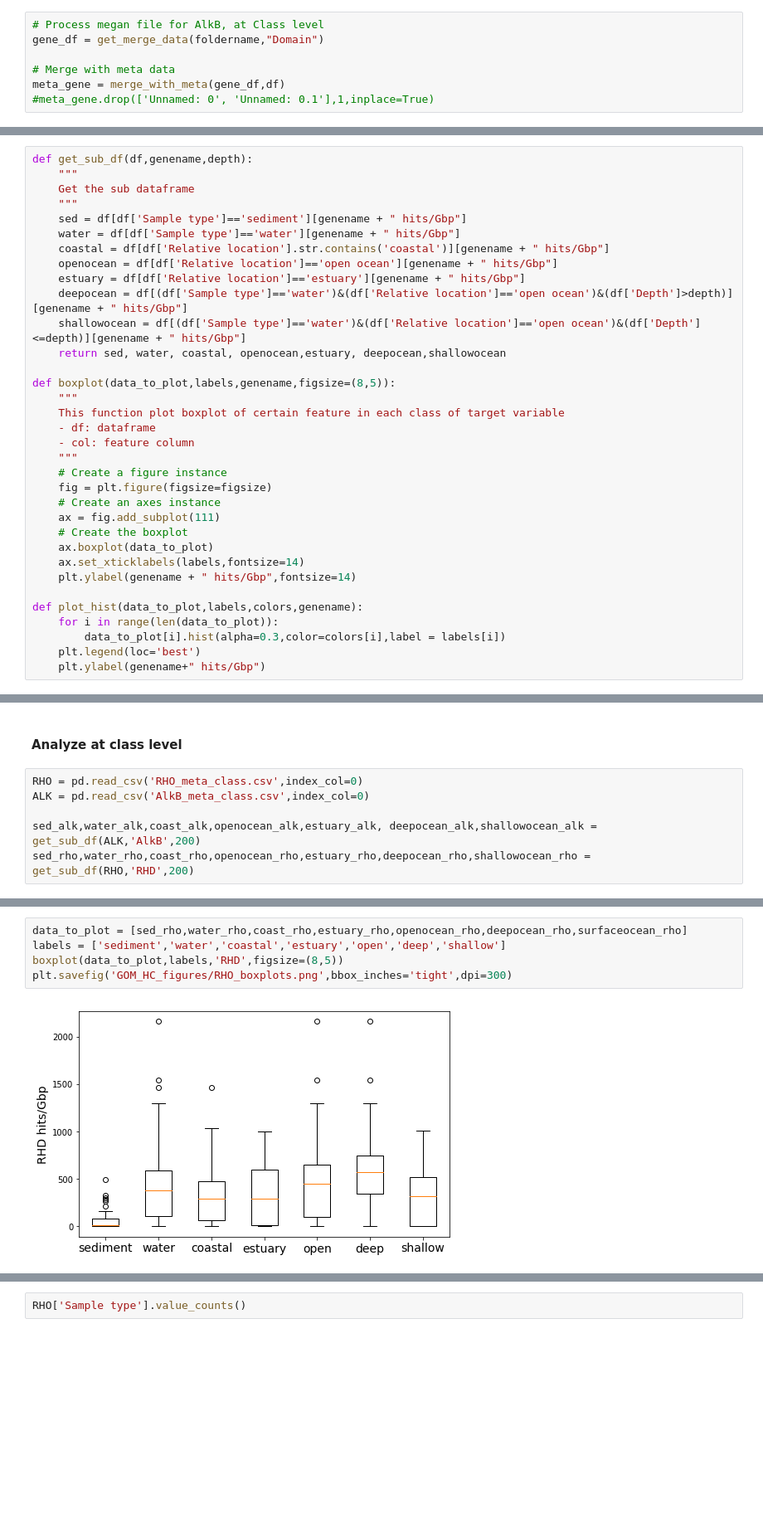
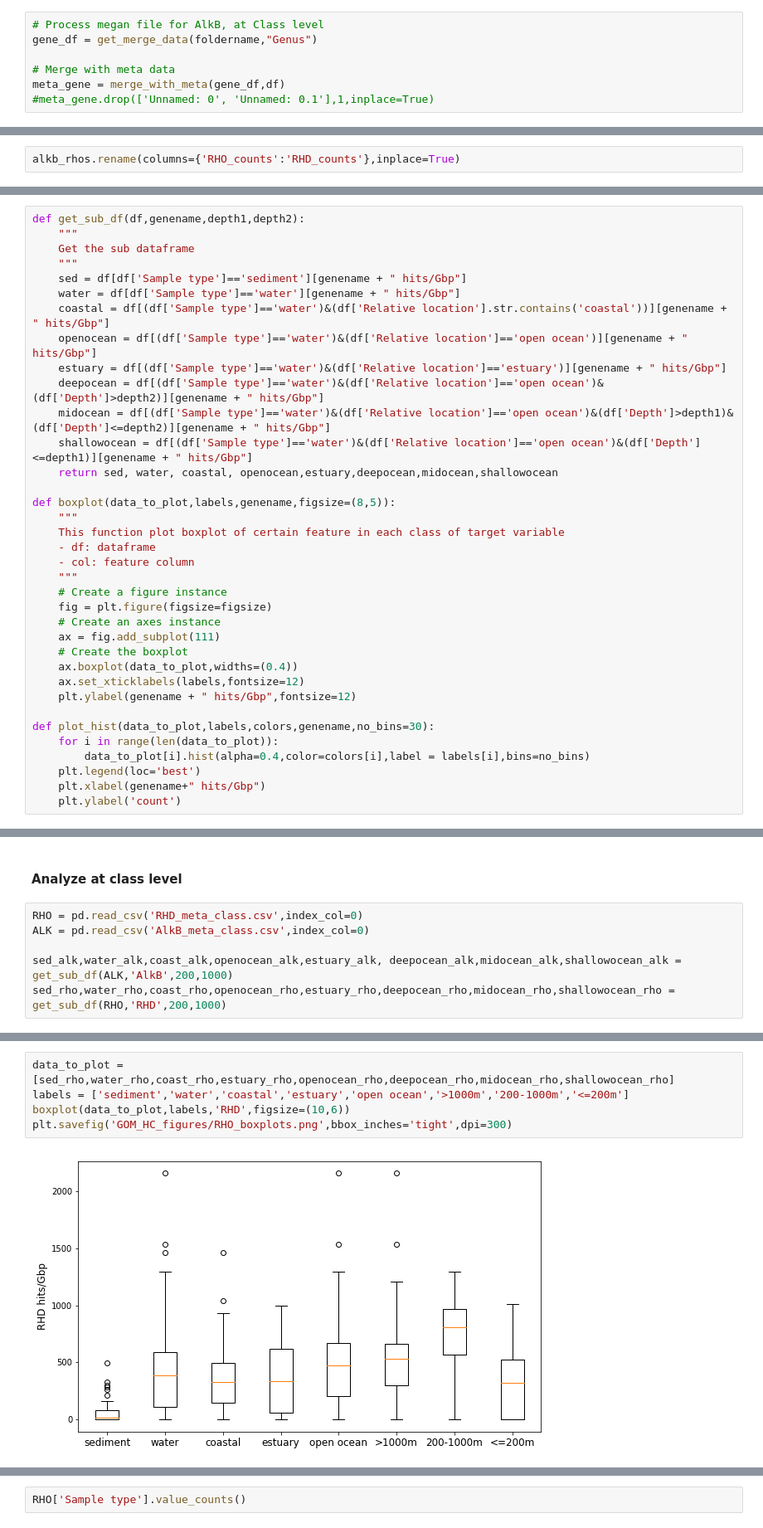
Before and after one commit to utn100/Public-genomic-data-scraping, a Jupyter notebook: Metagenome_analysis.ipynb, the cells around one changed output, grey strips where cells are left out. Shown at 83% size. Cells and saved outputs as stored; diff of their text form; blank space fills up the shorter version.

```diff
--- a/Metagenome_analysis.ipynb
+++ b/Metagenome_analysis.ipynb
@@ -354,7 +365,7 @@ max      6.556162e+09
 Name: Genome Size   * assembled, dtype: float64
 # %%
 # Process megan file for AlkB, at Class level
-gene_df = get_merge_data(foldername,"Domain")
+gene_df = get_merge_data(foldername,"Genus")
 
 # Merge with meta data
 meta_gene = merge_with_meta(gene_df,df)
@@ -821,2 +943,4 @@ def plot_taxon_bars(taxon_df,taxon_level1,taxon_level2,genename,no_todisplay = 5
     plt.xlabel('Count')
+# %%
+alkb_rhos.rename(columns={'RHO_counts':'RHD_counts'},inplace=True)
 # %%
@@ -1245,18 +1409,19 @@ df.to_csv("IMG_EBI_metadata.csv")
 # %% [markdown]
 ### V-1. Box plot and histograms  of gene abundance<a class="anchor" id="V1"></a>
 # %%
-def get_sub_df(df,genename,depth):
+def get_sub_df(df,genename,depth1,depth2):
     """
     Get the sub dataframe
     """
     sed = df[df['Sample type']=='sediment'][genename + " hits/Gbp"]
     water = df[df['Sample type']=='water'][genename + " hits/Gbp"]
-    coastal = df[df['Relative location'].str.contains('coastal')][genename + " hits/Gbp"]
-    openocean = df[df['Relative location']=='open ocean'][genename + " hits/Gbp"]
-    estuary = df[df['Relative location']=='estuary'][genename + " hits/Gbp"]
-    deepocean = df[(df['Sample type']=='water')&(df['Relative location']=='open ocean')&(df['Depth']>depth)][genename + " hits/Gbp"]
-    shallowocean = df[(df['Sample type']=='water')&(df['Relative location']=='open ocean')&(df['Depth']<=depth)][genename + " hits/Gbp"]
-    return sed, water, coastal, openocean,estuary, deepocean,shallowocean
+    coastal = df[(df['Sample type']=='water')&(df['Relative location'].str.contains('coastal'))][genename + " hits/Gbp"]
+    openocean = df[(df['Sample type']=='water')&(df['Relative location']=='open ocean')][genename + " hits/Gbp"]
+    estuary = df[(df['Sample type']=='water')&(df['Relative location']=='estuary')][genename + " hits/Gbp"]
+    deepocean = df[(df['Sample type']=='water')&(df['Relative location']=='open ocean')&(df['Depth']>depth2)][genename + " hits/Gbp"]
+    midocean = df[(df['Sample type']=='water')&(df['Relative location']=='open ocean')&(df['Depth']>depth1)&(df['Depth']<=depth2)][genename + " hits/Gbp"]
+    shallowocean = df[(df['Sample type']=='water')&(df['Relative location']=='open ocean')&(df['Depth']<=depth1)][genename + " hits/Gbp"]
+    return sed, water, coastal, openocean,estuary,deepocean,midocean,shallowocean
 
 def boxplot(data_to_plot,labels,genename,figsize=(8,5)):
     """
@@ -1269,12 +1434,13 @@ def boxplot(data_to_plot,labels,genename,figsize=(8,5)):
     # Create an axes instance
     ax = fig.add_subplot(111)
     # Create the boxplot
-    ax.boxplot(data_to_plot)
-    ax.set_xticklabels(labels,fontsize=14)
-    plt.ylabel(genename + " hits/Gbp",fontsize=14)
+    ax.boxplot(data_to_plot,widths=(0.4))
+    ax.set_xticklabels(labels,fontsize=12)
+    plt.ylabel(genename + " hits/Gbp",fontsize=12)
 
-def plot_hist(data_to_plot,labels,colors,genename):
+def plot_hist(data_to_plot,labels,colors,genename,no_bins=30):
     for i in range(len(data_to_plot)):
-        data_to_plot[i].hist(alpha=0.3,color=colors[i],label = labels[i])
+        data_to_plot[i].hist(alpha=0.4,color=colors[i],label = labels[i],bins=no_bins)
     plt.legend(loc='best')
-    plt.ylabel(genename+" hits/Gbp")
+    plt.xlabel(genename+" hits/Gbp")
+    plt.ylabel('count')
@@ -1281,8 +1462,8 @@ def plot_hist(data_to_plot,labels,colors,genename):
 # %% [markdown]
 #### Analyze at class level
 # %%
-RHO = pd.read_csv('RHO_meta_class.csv',index_col=0)
+RHO = pd.read_csv('RHD_meta_class.csv',index_col=0)
 ALK = pd.read_csv('AlkB_meta_class.csv',index_col=0)
 
-sed_alk,water_alk,coast_alk,openocean_alk,estuary_alk, deepocean_alk,shallowocean_alk = get_sub_df(ALK,'AlkB',200)
-sed_rho,water_rho,coast_rho,openocean_rho,estuary_rho,deepocean_rho,shallowocean_rho = get_sub_df(RHO,'RHD',200)
+sed_alk,water_alk,coast_alk,openocean_alk,estuary_alk, deepocean_alk,midocean_alk,shallowocean_alk = get_sub_df(ALK,'AlkB',200,1000)
+sed_rho,water_rho,coast_rho,openocean_rho,estuary_rho,deepocean_rho,midocean_rho,shallowocean_rho = get_sub_df(RHO,'RHD',200,1000)
@@ -1347,8 +1735,8 @@ array([ 0.88704595,  0.0039359 ,  0.02495598,  0.01799382,  0.02483884,
 # %%
-data_to_plot = [sed_rho,water_rho,coast_rho,estuary_rho,openocean_rho,deepocean_rho,surfaceocean_rho]
-labels = ['sediment','water','coastal','estuary','open','deep','shallow']
-boxplot(data_to_plot,labels,'RHD',figsize=(8,5))
+data_to_plot = [sed_rho,water_rho,coast_rho,estuary_rho,openocean_rho,deepocean_rho,midocean_rho,shallowocean_rho]
+labels = ['sediment','water','coastal','estuary','open ocean','>1000m','200-1000m','<=200m']
+boxplot(data_to_plot,labels,'RHD',figsize=(10,6))
 plt.savefig('GOM_HC_figures/RHO_boxplots.png',bbox_inches='tight',dpi=300)
 # %% [output]
-[figure, old version]
+[figure, new version]
 # %%
```
Also changed, not shown: parts of 245 cells of this notebook.
